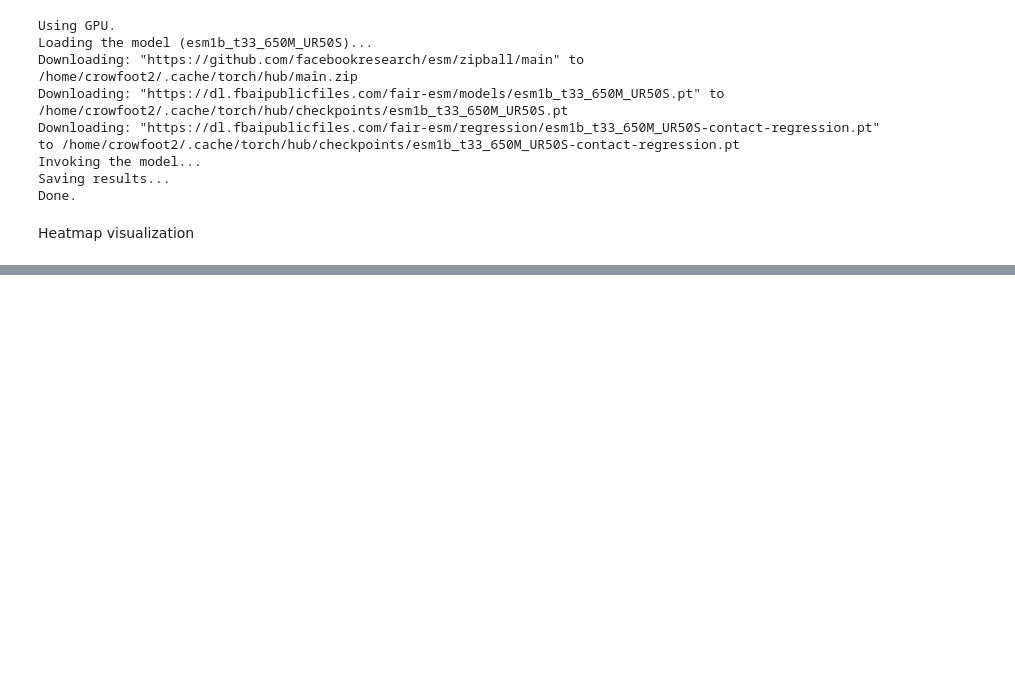
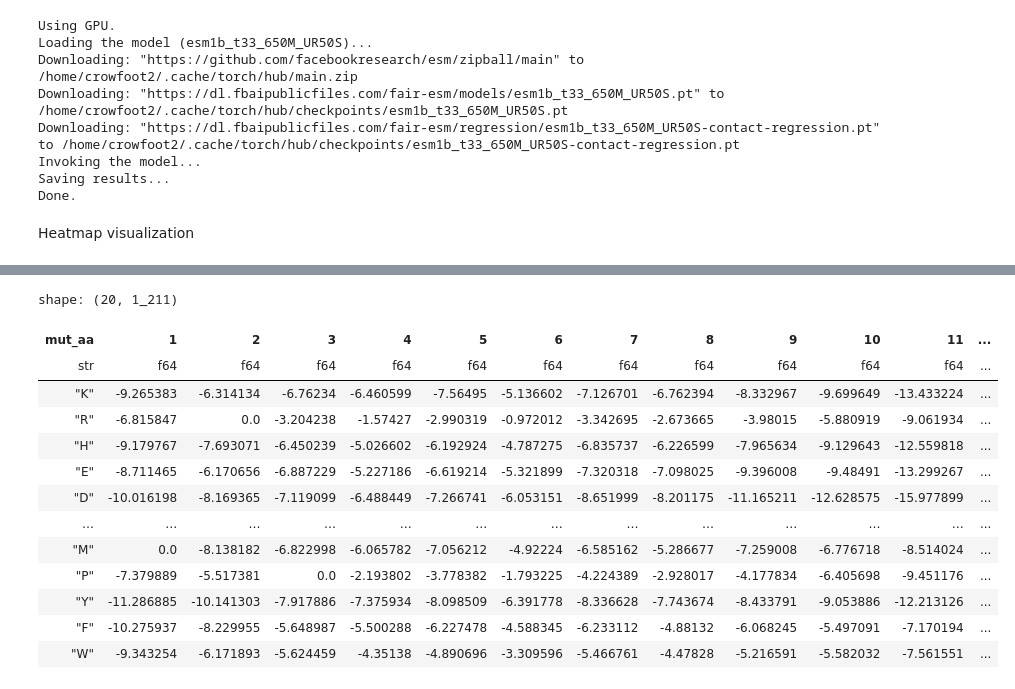
Before and after one commit to diego-taquiri/EGFR-pLM-Pathogenicity, a Jupyter notebook: notebooks/egfr_esm1b_variants.ipynb, the cells around one changed output, grey strips where cells are left out. Drawn from its saved outputs; the diff is of its cells as text; code cells hidden in the pictures; blank space fills up the shorter version.

```diff
--- a/notebooks/egfr_esm1b_variants.ipynb
+++ b/notebooks/egfr_esm1b_variants.ipynb
@@ -20,0 +41,30 @@ Heatmap  visualization
+# %%
+df_tidy = (df
+      .with_columns([
+          #pl.col("mut_name").str.extract(r"^(\w)", 1).alias("wt_aa"),  # Wild-type amino acid
+          pl.col("mut_name").str.extract(r"(\d+)", 1).cast(pl.Int64).alias("aa_pos"),  # Amino acid position
+          pl.col("mut_name").str.extract(r"(\w)$", 1).alias("mut_aa")
+          ])  # Mutant amino acid
+      .drop(["seq_id", "mut_name"])
+      .pivot(
+          values="esm_score",
+          index="mut_aa",
+          on="aa_pos"
+          )
+)
+df_tidy
+# %% [output]
+shape: (20, 1_211)
+| mut_aa | 1 | 2 | 3 | 4 | 5 | 6 | 7 | 8 | 9 | 10 | 11 | ... |
+| str | f64 | f64 | f64 | f64 | f64 | f64 | f64 | f64 | f64 | f64 | f64 | ... |
+| "K" | -9.265383 | -6.314134 | -6.76234 | -6.460599 | -7.56495 | -5.136602 | -7.126701 | -6.762394 | -8.332967 | -9.699649 | -13.433224 | ... |
+| "R" | -6.815847 | 0.0 | -3.204238 | -1.57427 | -2.990319 | -0.972012 | -3.342695 | -2.673665 | -3.98015 | -5.880919 | -9.061934 | ... |
+| "H" | -9.179767 | -7.693071 | -6.450239 | -5.026602 | -6.192924 | -4.787275 | -6.835737 | -6.226599 | -7.965634 | -9.129643 | -12.559818 | ... |
+| "E" | -8.711465 | -6.170656 | -6.887229 | -5.227186 | -6.619214 | -5.321899 | -7.320318 | -7.098025 | -9.396008 | -9.48491 | -13.299267 | ... |
+| "D" | -10.016198 | -8.169365 | -7.119099 | -6.488449 | -7.266741 | -6.053151 | -8.651999 | -8.201175 | -11.165211 | -12.628575 | -15.977899 | ... |
+| … | … | … | … | … | … | … | … | … | … | … | … | ... |
+| "M" | 0.0 | -8.138182 | -6.822998 | -6.065782 | -7.056212 | -4.92224 | -6.585162 | -5.286677 | -7.259008 | -6.776718 | -8.514024 | ... |
+| "P" | -7.379889 | -5.517381 | 0.0 | -2.193802 | -3.778382 | -1.793225 | -4.224389 | -2.928017 | -4.177834 | -6.405698 | -9.451176 | ... |
+| "Y" | -11.286885 | -10.141303 | -7.917886 | -7.375934 | -8.098509 | -6.391778 | -8.336628 | -7.743674 | -8.433791 | -9.053886 | -12.213126 | ... |
+| "F" | -10.275937 | -8.229955 | -5.648987 | -5.500288 | -6.227478 | -4.588345 | -6.233112 | -4.88132 | -6.068245 | -5.497091 | -7.170194 | ... |
+| "W" | -9.343254 | -6.171893 | -5.624459 | -4.35138 | -4.890696 | -3.309596 | -5.466761 | -4.47828 | -5.216591 | -5.582032 | -7.561551 | ... |
```
Also changed, not shown: parts of 4 cells of this notebook.
